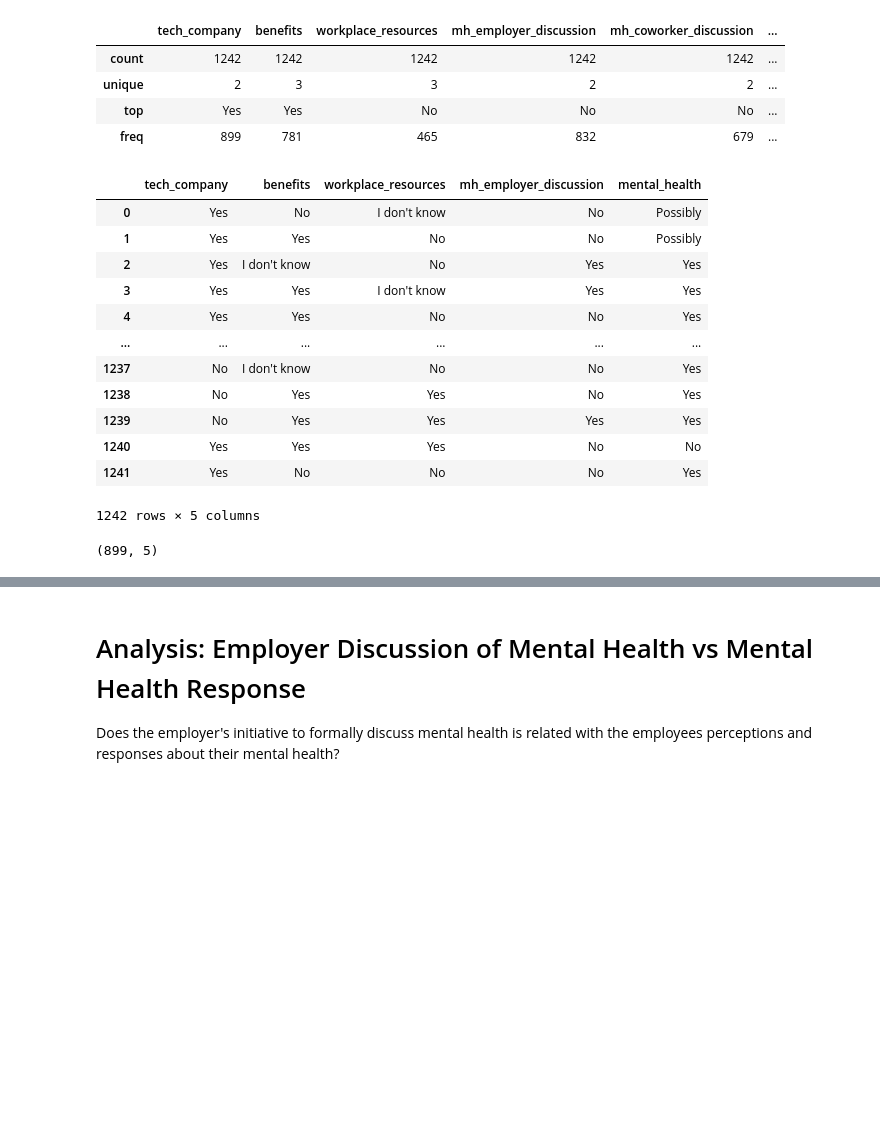
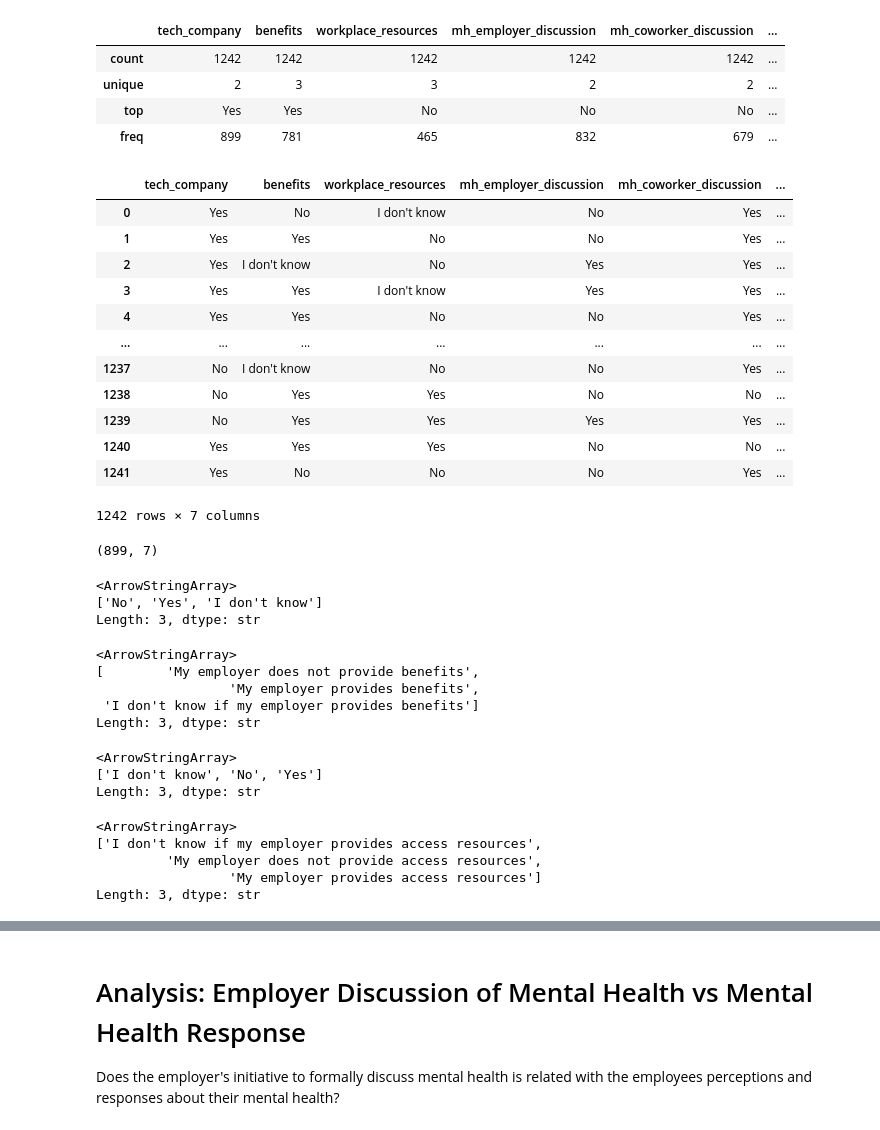
Before and after one commit to sandraicgoncalves-cyber/beyond_benefits, a Jupyter notebook: Beyond_Benefits.ipynb, the cells around one changed output, grey strips where cells are left out. Saved outputs shown, nothing was run; the diff lists cells and outputs as text; code cells hidden in the pictures; blank space fills up the shorter version.

Commit message:
Project final updates

```diff
--- a/Beyond_Benefits.ipynb
+++ b/Beyond_Benefits.ipynb
@@ -76,7 +23,7 @@ print("Libraries successfully imported")
 Libraries successfully imported
 # %%
 # Loading the dataset and inspecting
-df = pd.read_csv("/Users/sandragoncalves/Downloads/Survey dataset on mental health in tech professionals from Open Sourcing Mental Health (OSMI) surveys (2017-2021)/data.csv")
+df = pd.read_csv("data/original_data.csv")
 
 print("Dataset dimensions", df.shape)
 
@@ -167,25 +101,26 @@ Categorical variables:
 | top | Yes | Yes | No | No | No | ... |
 | freq | 899 | 781 | 465 | 832 | 679 | ... |
 # %%
-selected_columns = ["tech_company", "benefits", "workplace_resources", "mh_employer_discussion", "medical_coverage", "mental_health"]
+# Selecting the columns we are analysing for this project
+selected_columns = ["tech_company", "benefits", "workplace_resources", "mh_employer_discussion", "mh_coworker_discussion", "medical_coverage", "mental_health"]
 
 analysis_df = df[selected_columns].copy()
 
 analysis_df
 # %% [output]
-|  | tech_company | benefits | workplace_resources | mh_employer_discussion | mental_health |
-| 0 | Yes | No | I don't know | No | Possibly |
-| 1 | Yes | Yes | No | No | Possibly |
-| 2 | Yes | I don't know | No | Yes | Yes |
-| 3 | Yes | Yes | I don't know | Yes | Yes |
-| 4 | Yes | Yes | No | No | Yes |
-| ... | ... | ... | ... | ... | ... |
-| 1237 | No | I don't know | No | No | Yes |
-| 1238 | No | Yes | Yes | No | Yes |
-| 1239 | No | Yes | Yes | Yes | Yes |
-| 1240 | Yes | Yes | Yes | No | No |
-| 1241 | Yes | No | No | No | Yes |
+|  | tech_company | benefits | workplace_resources | mh_employer_discussion | mh_coworker_discussion | ... |
+| 0 | Yes | No | I don't know | No | Yes | ... |
+| 1 | Yes | Yes | No | No | Yes | ... |
+| 2 | Yes | I don't know | No | Yes | Yes | ... |
+| 3 | Yes | Yes | I don't know | Yes | Yes | ... |
+| 4 | Yes | Yes | No | No | Yes | ... |
+| ... | ... | ... | ... | ... | ... | ... |
+| 1237 | No | I don't know | No | No | Yes | ... |
+| 1238 | No | Yes | Yes | No | No | ... |
+| 1239 | No | Yes | Yes | Yes | Yes | ... |
+| 1240 | Yes | Yes | Yes | No | No | ... |
+| 1241 | Yes | No | No | No | Yes | ... |
-1242 rows × 5 columns
+1242 rows × 7 columns
 # %%
 # Focusing the analysis in workers of tech companies, not just tech workers
 analysis_df = analysis_df[
@@ -193,4 +128,4 @@ analysis_df = analysis_df[
 ].copy()
 analysis_df.shape
 # %% [output]
-(899, 5)
+(899, 7)
@@ -196,0 +134,41 @@ analysis_df.shape
+# %%
+analysis_df["benefits"].unique()
+# %% [output]
+<ArrowStringArray>
+['No', 'Yes', 'I don't know']
+Length: 3, dtype: str
+# %%
+# Making the category values clearer
+analysis_df["benefits"] = (
+    analysis_df["benefits"]
+      .str.replace("No", "My employer does not provide benefits", regex=False)
+      .str.replace("Yes", "My employer provides benefits", regex=False)
+      .str.replace("I don't know", "I don't know if my employer provides benefits", regex=False)
+)
+analysis_df["benefits"].unique()
+# %% [output]
+<ArrowStringArray>
+[        'My employer does not provide benefits',
+                 'My employer provides benefits',
+ 'I don't know if my employer provides benefits']
+Length: 3, dtype: str
+# %%
+analysis_df["workplace_resources"].unique()
+# %% [output]
+<ArrowStringArray>
+['I don't know', 'No', 'Yes']
+Length: 3, dtype: str
+# %%
+analysis_df["workplace_resources"] = (
+    analysis_df["workplace_resources"]
+      .str.replace("No", "My employer does not provide access resources", regex=False)
+      .str.replace("Yes", "My employer provides access resources", regex=False)
+      .str.replace("I don't know", "I don't know if my employer provides access resources", regex=False)
+)
+analysis_df["workplace_resources"].unique()
+# %% [output]
+<ArrowStringArray>
+['I don't know if my employer provides access resources',
+         'My employer does not provide access resources',
+                 'My employer provides access resources']
+Length: 3, dtype: str
```
Also changed, not shown: parts of 35 cells of this notebook, 13 other files.
